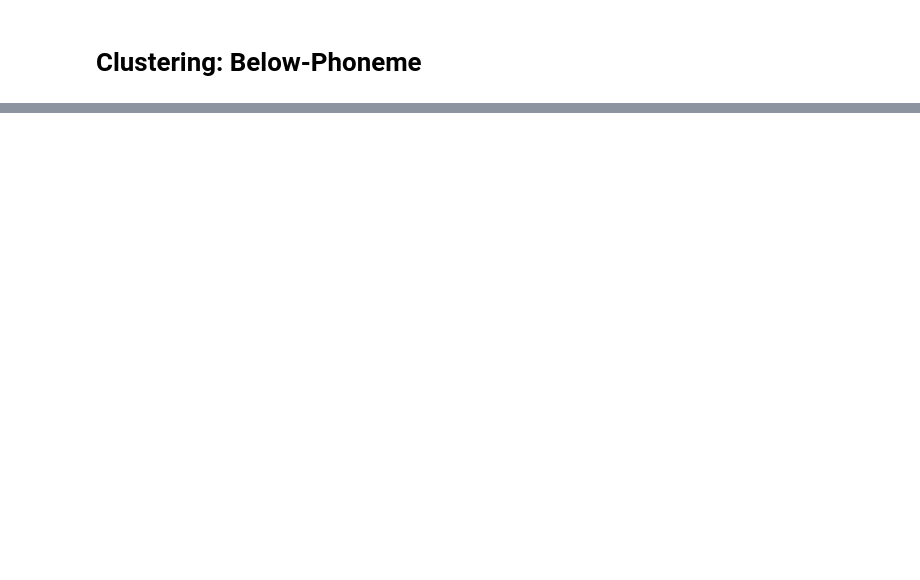
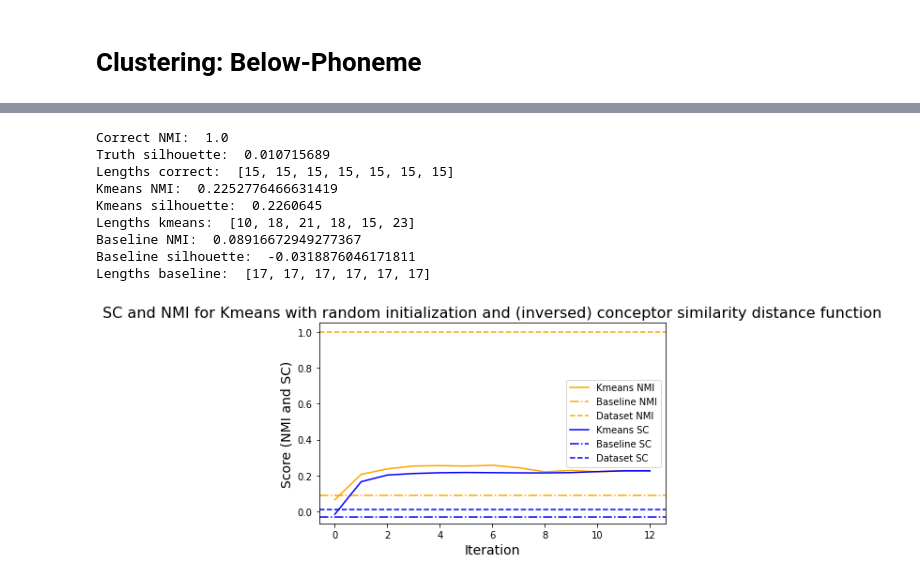
Before and after one commit to jorisptrs/Bachelor-Thesis, a Jupyter notebook: Code/experiments/exp2_below_phoneme_clustering/clustering_below_phon.ipynb, the cells around one changed output, grey strips where cells are left out. Cells and saved outputs as stored; diff of their text form; code cells hidden in the pictures; blank space fills up the shorter version.

```diff
--- a/Code/experiments/exp2_below_phoneme_clustering/clustering_below_phon.ipynb
+++ b/Code/experiments/exp2_below_phoneme_clustering/clustering_below_phon.ipynb
@@ -336,0 +119,7 @@ mean 0.5323870976797318
+# %%
+save = False
+aperture = "auto"
+normalize = True
+
+Cs = compute_Cs(signals=features, esn=esn, aperture=aperture, normalize=normalize, XorZ=XorZ, cache=save, file_identifier=path_option)
+target_sum = np.mean([sum_of_singular_vals(C) for C in Cs])
@@ -336,0 +139,10 @@ mean 0.5323870976797318
+# %%
+#method = Method.SIMS
+#method = Method.CENTROIDS
+method = Method.OG_SIGNALS
+#method = Method.PRED
+#method = Method.PRED_CENTROIDS
+
+km = KMeans(method, Cs=Cs, signals=features, esn_states=esn_states, XorZ=XorZ, target_sum=target_sum)
+
+centroids, clusters, ds_hist, cluster_hist = km.k_means(nb_clusters=6, max_epochs=100, init_clusters="random", save=False, debug=True)
@@ -336,0 +171,63 @@ mean 0.5323870976797318
+# %%
+# Converting the clusters to an index-based representation
+assignment_hist = [ km.cluster_to_assignment_repr(cluster) for cluster in cluster_hist ]
+assignments_kmeans = assignment_hist[-1]
+
+# Collecting the "ground truth" clusters
+correct_assignments = [ [] for _ in range(n_classes) ]
+idx = 0
+for i, phoneme in enumerate(group.keys()):
+    for _ in group[phoneme]:
+        correct_assignments[i].append(idx)
+        idx += 1
+correct_clusters = km.assignment_to_cluster_repr(correct_assignments)
+
+nmi_truth = NMI(correct_assignments, correct_assignments)
+sil_truth = Silhouette(km).simpl_silh(correct_clusters)
+print("Correct NMI: ", nmi_truth)
+print("Truth silhouette: ", sil_truth)
+print("Lengths correct: ", [len(x) for x in correct_assignments])
+
+nmi_kmeans = NMI(assignments_kmeans, correct_assignments)
+sil_kmeans = Silhouette(km).simpl_silh(clusters)
+print("Kmeans NMI: ", nmi_kmeans)
+print("Kmeans silhouette: ", sil_kmeans)
+print("Lengths kmeans: ", [len(x) for x in assignments_kmeans])
+
+clusters_random = km.assign_to_clusters(len(clusters))
+assignments_random = km.cluster_to_assignment_repr(clusters_random)
+nmi_baseline = NMI(assignments_random, correct_assignments)
+sil_baseline = Silhouette(km).simpl_silh(clusters_random)
+print("Baseline NMI: ", nmi_baseline)
+print("Baseline silhouette: ", sil_baseline)
+print("Lengths baseline: ", [len(x) for x in assignments_random])
+
+NMI_list = NMIs_from_list(assignment_hist, correct_assignments)
+silh_list = Silhouette(km).simpl_silh_from_list(cluster_hist)
+
+def plot_progress(NMI_list, silh_list, title=''):
+    plt.figure()
+    plt.plot(NMI_list, color="orange", label="Kmeans NMI")
+    plt.axhline(y=nmi_baseline, color='orange', linestyle='dashdot', label="Baseline NMI")
+    plt.axhline(y=nmi_truth, color='orange', linestyle='dashed', label="Dataset NMI")
+    plt.plot(silh_list, color="blue", label="Kmeans SC")
+    plt.axhline(y=sil_baseline, color='blue', linestyle='dashdot', label="Baseline SC")
+    plt.axhline(y=sil_truth, color='blue', linestyle='dashed', label="Dataset SC")
+    plt.legend()
+    plt.xlabel('Iteration', fontsize=14)
+    plt.ylabel('Score (NMI and SC)', fontsize=14)
+    plt.title(title, fontsize=16)
+    plt.show()
+
+plot_progress(NMI_list, silh_list, title="SC and NMI for Kmeans with random initialization and (inversed) conceptor similarity distance function")
+# %% [output]
+Correct NMI:  1.0
+Truth silhouette:  0.010715689
+Lengths correct:  [15, 15, 15, 15, 15, 15, 15]
+Kmeans NMI:  0.2252776466631419
+Kmeans silhouette:  0.2260645
+Lengths kmeans:  [10, 18, 21, 18, 15, 23]
+Baseline NMI:  0.08916672949277367
+Baseline silhouette:  -0.0318876046171811
+Lengths baseline:  [17, 17, 17, 17, 17, 17]
+[figure, added]
```
Also changed, not shown: parts of 41 cells of this notebook, 5 other files.
